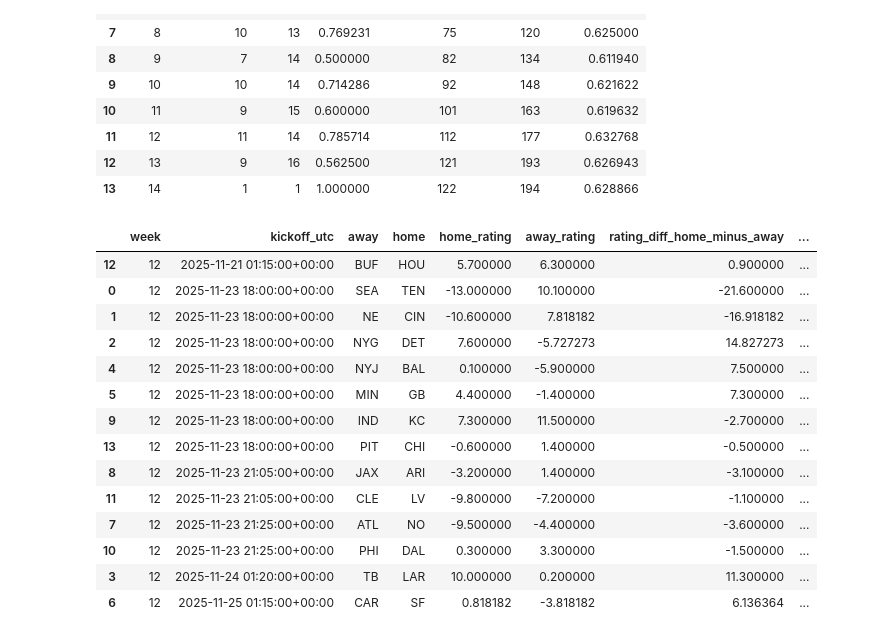
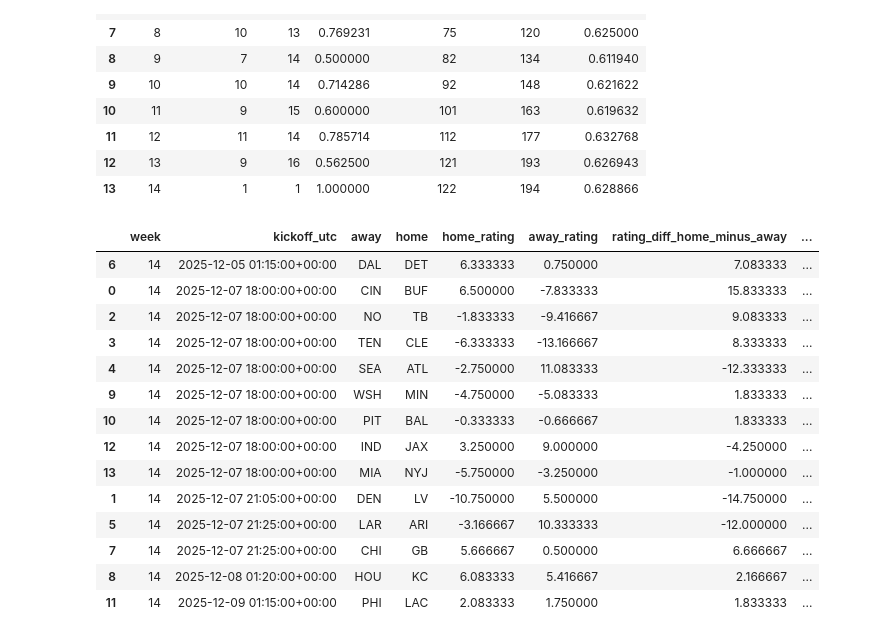
Before and after one commit to goldyb320/NFLGamePrecitor, a Jupyter notebook: nfl_winner_predictions.ipynb, the cells around one changed output. Cells and saved outputs as stored; diff of their text form; code cells hidden in the pictures.

```diff
--- a/nfl_winner_predictions.ipynb
+++ b/nfl_winner_predictions.ipynb
@@ -21,14 +21,23 @@ from typing import Dict, List, Any, Optional, Tuple
 try:
     import requests  # type: ignore
     import pandas as pd  # type: ignore
+    import numpy as np  # type: ignore
+    from sklearn.linear_model import LogisticRegression  # type: ignore
 except Exception:
-    !{sys.executable} -m pip install --quiet requests pandas
+    !{sys.executable} -m pip install --quiet requests pandas numpy scikit-learn
     import requests  # type: ignore
     import pandas as pd  # type: ignore
+    import numpy as np  # type: ignore
+    from sklearn.linear_model import LogisticRegression  # type: ignore
 
 ESPN_SCOREBOARD_URL = "https://site.api.espn.com/apis/site/v2/sports/football/nfl/scoreboard"
 HOME_FIELD_ADVANTAGE_POINTS = 1.5  # simple constant
 LOGISTIC_SCALE = 7.0  # larger => flatter probability curve
 
+# Prediction behavior flags
+USE_ML_MODEL = True          # train a simple logistic regression on prior weeks
+USE_MARKET_ODDS = True       # blend with moneyline-implied probability when available
+BLEND_WEIGHT = 0.10          # 0.0=model only, 1.0=market only where available
+
 pd.set_option("display.max_rows", 200)
 pd.set_option("display.max_columns", 50)
@@ -504,7 +606,7 @@ Brier score (home win prob): 0.241
 # --- Prediction parameters ---
 target_season_year = season_year   # e.g., 2025
 target_season_type = season_type   # 1=Pre, 2=Reg, 3=Post
-target_week = 12         # e.g., 14 (set any week)
+target_week = 14         # e.g., 14 (set any week)
 
 # Build ratings from games BEFORE the target week
 ratings_for_target = build_season_results_until_week(
@@ -526,47 +628,47 @@ if pred_for_target is not None and not pred_for_target.empty:
     display(pred_for_target[pred_cols].sort_values(["kickoff_utc"]))
 else:
     print("No games returned for the chosen week (schedule may not be published yet).")
 
 # --- Optional: evaluate a completed past week ---
 eval_season_year = target_season_year
 eval_season_type = target_season_type
 # Set to a completed week to evaluate, or None to skip
 maybe_eval_week = None  # e.g., 13
 
 if maybe_eval_week is not None:
     ratings_prior = build_season_results_until_week(
         int(eval_season_year), int(eval_season_type), int(maybe_eval_week)
     )
     week_eval = evaluate_week_predictions(
         int(eval_season_year), int(eval_season_type), int(maybe_eval_week), ratings_prior
     )
     if not week_eval.empty:
         acc = week_eval["correct"].mean()
         print(f"Week {maybe_eval_week} accuracy: {acc:.3f} (n={len(week_eval)})")
         display(
             week_eval[[
                 "week", "kickoff_utc", "away", "home", "home_score", "away_score",
                 "predicted_winner", "actual_winner", "correct", "prob_home", "prob_away"
             ]].sort_values(["kickoff_utc"])
         )
     else:
         print("No completed games found to evaluate for that week.")
 # %% [output]
 |  | week | kickoff_utc | away | home | home_rating | away_rating | rating_diff_home_minus_away | ... |
-| 12 | 12 | 2025-11-21 01:15:00+00:00 | BUF | HOU | 5.700000 | 6.300000 | 0.900000 | ... |
-| 0 | 12 | 2025-11-23 18:00:00+00:00 | SEA | TEN | -13.000000 | 10.100000 | -21.600000 | ... |
-| 1 | 12 | 2025-11-23 18:00:00+00:00 | NE | CIN | -10.600000 | 7.818182 | -16.918182 | ... |
-| 2 | 12 | 2025-11-23 18:00:00+00:00 | NYG | DET | 7.600000 | -5.727273 | 14.827273 | ... |
-| 4 | 12 | 2025-11-23 18:00:00+00:00 | NYJ | BAL | 0.100000 | -5.900000 | 7.500000 | ... |
-| 5 | 12 | 2025-11-23 18:00:00+00:00 | MIN | GB | 4.400000 | -1.400000 | 7.300000 | ... |
-| 9 | 12 | 2025-11-23 18:00:00+00:00 | IND | KC | 7.300000 | 11.500000 | -2.700000 | ... |
-| 13 | 12 | 2025-11-23 18:00:00+00:00 | PIT | CHI | -0.600000 | 1.400000 | -0.500000 | ... |
-| 8 | 12 | 2025-11-23 21:05:00+00:00 | JAX | ARI | -3.200000 | 1.400000 | -3.100000 | ... |
-| 11 | 12 | 2025-11-23 21:05:00+00:00 | CLE | LV | -9.800000 | -7.200000 | -1.100000 | ... |
-| 7 | 12 | 2025-11-23 21:25:00+00:00 | ATL | NO | -9.500000 | -4.400000 | -3.600000 | ... |
-| 10 | 12 | 2025-11-23 21:25:00+00:00 | PHI | DAL | 0.300000 | 3.300000 | -1.500000 | ... |
-| 3 | 12 | 2025-11-24 01:20:00+00:00 | TB | LAR | 10.000000 | 0.200000 | 11.300000 | ... |
-| 6 | 12 | 2025-11-25 01:15:00+00:00 | CAR | SF | 0.818182 | -3.818182 | 6.136364 | ... |
+| 6 | 14 | 2025-12-05 01:15:00+00:00 | DAL | DET | 6.333333 | 0.750000 | 7.083333 | ... |
+| 0 | 14 | 2025-12-07 18:00:00+00:00 | CIN | BUF | 6.500000 | -7.833333 | 15.833333 | ... |
+| 2 | 14 | 2025-12-07 18:00:00+00:00 | NO | TB | -1.833333 | -9.416667 | 9.083333 | ... |
+| 3 | 14 | 2025-12-07 18:00:00+00:00 | TEN | CLE | -6.333333 | -13.166667 | 8.333333 | ... |
+| 4 | 14 | 2025-12-07 18:00:00+00:00 | SEA | ATL | -2.750000 | 11.083333 | -12.333333 | ... |
+| 9 | 14 | 2025-12-07 18:00:00+00:00 | WSH | MIN | -4.750000 | -5.083333 | 1.833333 | ... |
+| 10 | 14 | 2025-12-07 18:00:00+00:00 | PIT | BAL | -0.333333 | -0.666667 | 1.833333 | ... |
+| 12 | 14 | 2025-12-07 18:00:00+00:00 | IND | JAX | 3.250000 | 9.000000 | -4.250000 | ... |
+| 13 | 14 | 2025-12-07 18:00:00+00:00 | MIA | NYJ | -5.750000 | -3.250000 | -1.000000 | ... |
+| 1 | 14 | 2025-12-07 21:05:00+00:00 | DEN | LV | -10.750000 | 5.500000 | -14.750000 | ... |
+| 5 | 14 | 2025-12-07 21:25:00+00:00 | LAR | ARI | -3.166667 | 10.333333 | -12.000000 | ... |
+| 7 | 14 | 2025-12-07 21:25:00+00:00 | CHI | GB | 5.666667 | 0.500000 | 6.666667 | ... |
+| 8 | 14 | 2025-12-08 01:20:00+00:00 | HOU | KC | 6.083333 | 5.416667 | 2.166667 | ... |
+| 11 | 14 | 2025-12-09 01:15:00+00:00 | PHI | LAC | 2.083333 | 1.750000 | 1.833333 | ... |
 # %%
 # RMSE metrics: probability (sqrt of Brier) and point-differential
 # Uses backtest_df created earlier (completed games only)
```
Also changed, not shown: parts of 7 cells of this notebook, 5 other files.
